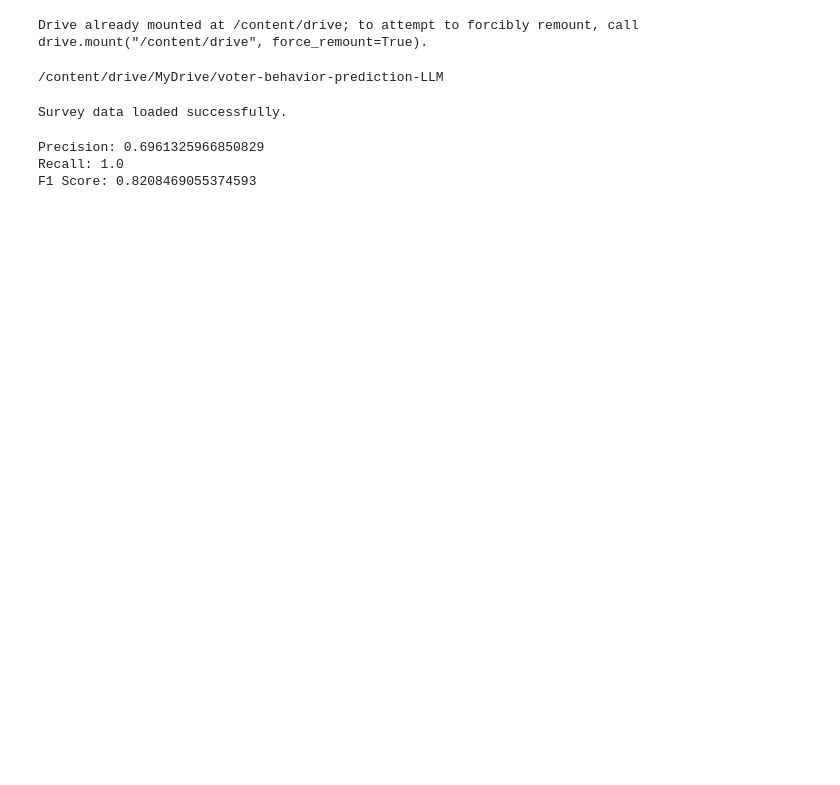
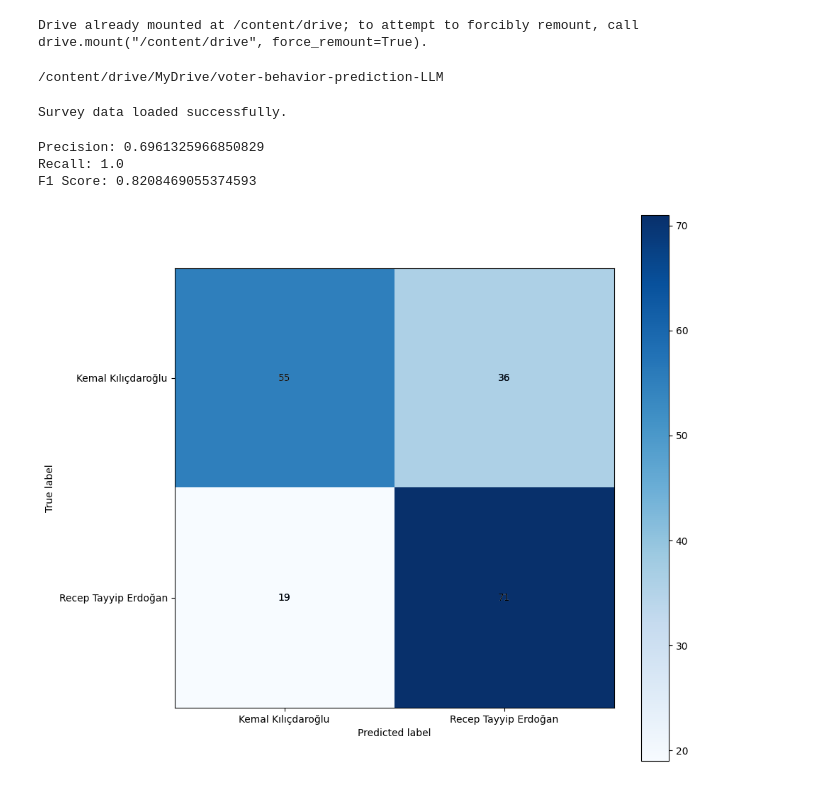
Before and after one commit to ebarkhordar/voter-behavior-prediction-LLM, a Jupyter notebook: code/evaluate.ipynb, the cells around one changed output. Saved outputs shown, nothing was run; the diff lists cells and outputs as text; code cells hidden in the pictures; blank space fills up the shorter version.

Commit message:
add confusion matrix

```diff
--- a/code/evaluate.ipynb
+++ b/code/evaluate.ipynb
@@ -85,3 +87,26 @@ print("F1 Score:", f1)
 Precision: 0.6961325966850829
 Recall: 1.0
 F1 Score: 0.8208469055374593
+# %%
+# Generate the confusion matrix
+true_labels = merged_data['true_candidate']
+predicted_labels = merged_data['predicted_candidate']
+
+# Compute confusion matrix
+cm = confusion_matrix(true_labels, predicted_labels, labels=['kılıçdaroğlu', 'erdoğan'])
+
+# Display the confusion matrix
+disp = ConfusionMatrixDisplay(confusion_matrix=cm, display_labels=['Kemal Kılıçdaroğlu', 'Recep Tayyip Erdoğan'])
+
+fig, ax = plt.subplots(figsize=(10, 10))
+disp.plot(cmap=plt.cm.Blues, ax=ax)
+
+# Annotate the confusion matrix with counts, but only where the count is greater than zero
+for i in range(cm.shape[0]):
+    for j in range(cm.shape[1]):
+        if cm[i, j] > 0:
+            plt.text(j, i, f'{cm[i, j]}', ha='center', va='center', color='black')
+
+plt.show()
+# %% [output]
+[figure, added]
```
Also changed, not shown: parts of 1 cell of this notebook.
